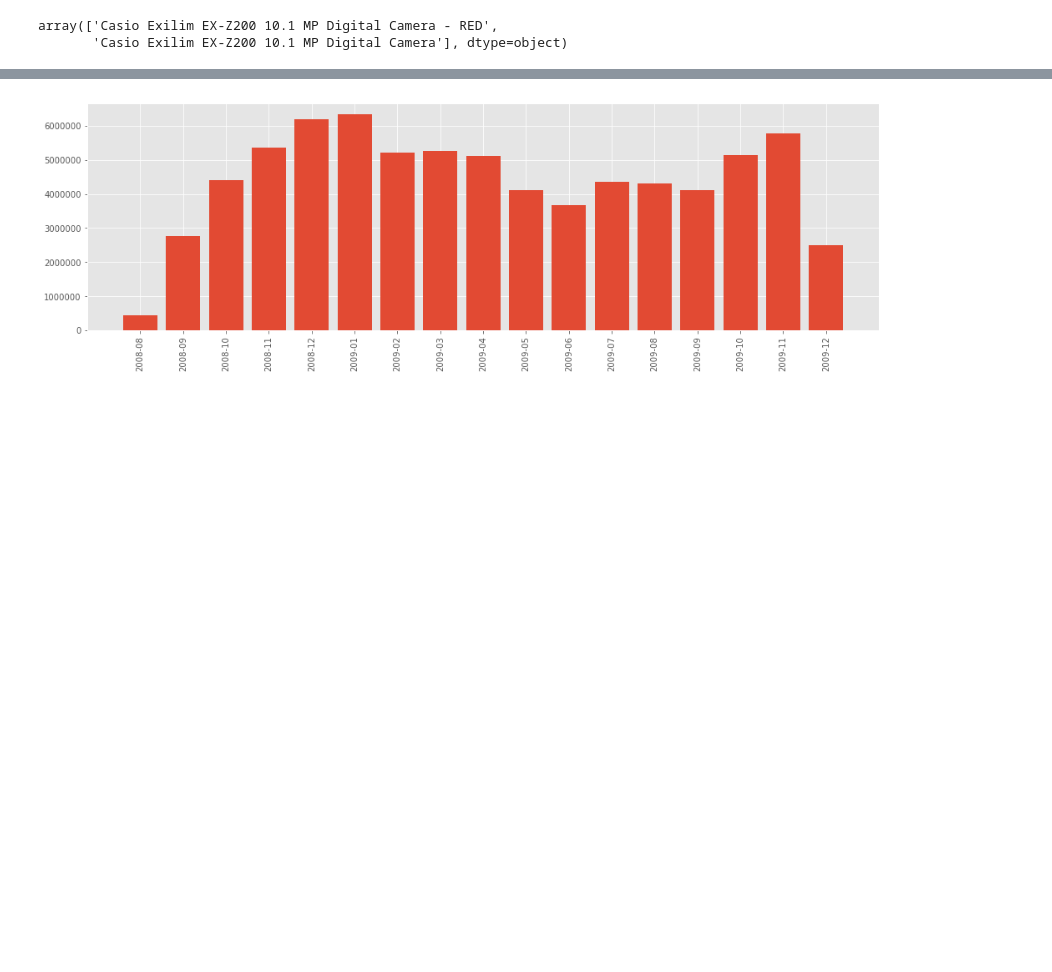
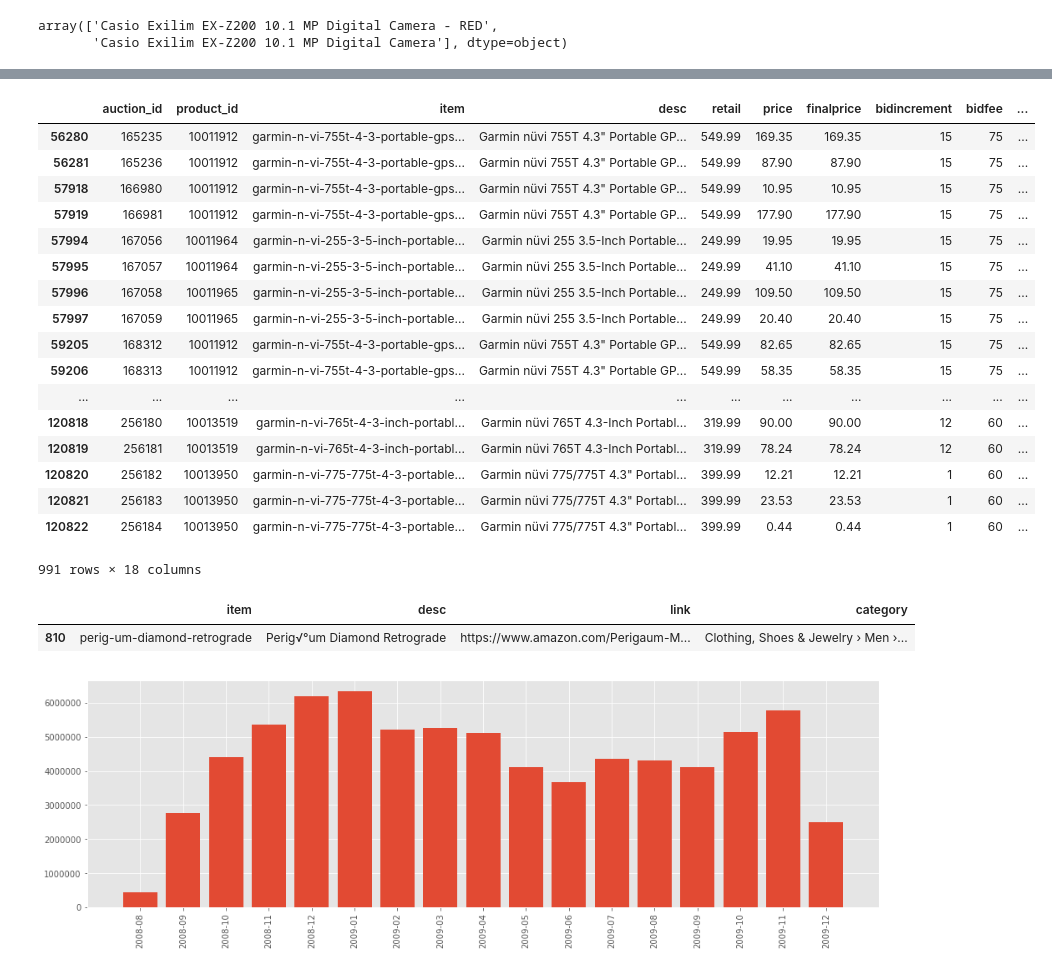
Before and after one commit to sergio-valmorisco-sierra/tfm_data_science_sergio_valmorisco_sierra, a Jupyter notebook: Estadisticas.ipynb, the cells around one changed output, grey strips where cells are left out. Drawn from its saved outputs; the diff is of its cells as text; code cells hidden in the pictures; blank space fills up the shorter version.

```diff
--- a/Estadisticas.ipynb
+++ b/Estadisticas.ipynb
@@ -37,7 +74,5 @@ flg_beginnerauction      int64
 flg_fixedprice           int64
 flg_endprice             int64
 dtype: object
-# %%
-pd.options.display.max_rows= 20
 # %%
 outcomesDf['endtime_str'] = pd.to_datetime(outcomesDf['endtime_str'])
@@ -110,0 +354,3 @@ array(['Casio Exilim EX-Z200 10.1 MP Digital Camera - RED',
+# %%
+productCategoriesDf = pd.read_excel('./product_categories.xlsx')
+productCategoriesDf.head()
@@ -110,0 +364,3 @@ array(['Casio Exilim EX-Z200 10.1 MP Digital Camera - RED',
+# %%
+outcomesDfWithCategory = outcomesDf.merge(productCategoriesDf[['desc','category']],how='left')
+outcomesDfWithCategory.head()
@@ -110,0 +374,26 @@ array(['Casio Exilim EX-Z200 10.1 MP Digital Camera - RED',
+# %%
+outcomesDfWithCategory[outcomesDfWithCategory.isnull().any(1)]
+# %% [output]
+|  | auction_id | product_id | item | desc | retail | price | finalprice | bidincrement | bidfee | ... |
+| 56280 | 165235 | 10011912 | garmin-n-vi-755t-4-3-portable-gps... | Garmin nüvi 755T 4.3" Portable GP... | 549.99 | 169.35 | 169.35 | 15 | 75 | ... |
+| 56281 | 165236 | 10011912 | garmin-n-vi-755t-4-3-portable-gps... | Garmin nüvi 755T 4.3" Portable GP... | 549.99 | 87.90 | 87.90 | 15 | 75 | ... |
+| 57918 | 166980 | 10011912 | garmin-n-vi-755t-4-3-portable-gps... | Garmin nüvi 755T 4.3" Portable GP... | 549.99 | 10.95 | 10.95 | 15 | 75 | ... |
+| 57919 | 166981 | 10011912 | garmin-n-vi-755t-4-3-portable-gps... | Garmin nüvi 755T 4.3" Portable GP... | 549.99 | 177.90 | 177.90 | 15 | 75 | ... |
+| 57994 | 167056 | 10011964 | garmin-n-vi-255-3-5-inch-portable... | Garmin nüvi 255 3.5-Inch Portable... | 249.99 | 19.95 | 19.95 | 15 | 75 | ... |
+| 57995 | 167057 | 10011964 | garmin-n-vi-255-3-5-inch-portable... | Garmin nüvi 255 3.5-Inch Portable... | 249.99 | 41.10 | 41.10 | 15 | 75 | ... |
+| 57996 | 167058 | 10011965 | garmin-n-vi-255-3-5-inch-portable... | Garmin nüvi 255 3.5-Inch Portable... | 249.99 | 109.50 | 109.50 | 15 | 75 | ... |
+| 57997 | 167059 | 10011965 | garmin-n-vi-255-3-5-inch-portable... | Garmin nüvi 255 3.5-Inch Portable... | 249.99 | 20.40 | 20.40 | 15 | 75 | ... |
+| 59205 | 168312 | 10011912 | garmin-n-vi-755t-4-3-portable-gps... | Garmin nüvi 755T 4.3" Portable GP... | 549.99 | 82.65 | 82.65 | 15 | 75 | ... |
+| 59206 | 168313 | 10011912 | garmin-n-vi-755t-4-3-portable-gps... | Garmin nüvi 755T 4.3" Portable GP... | 549.99 | 58.35 | 58.35 | 15 | 75 | ... |
+| ... | ... | ... | ... | ... | ... | ... | ... | ... | ... | ... |
+| 120818 | 256180 | 10013519 | garmin-n-vi-765t-4-3-inch-portabl... | Garmin nüvi 765T 4.3-Inch Portabl... | 319.99 | 90.00 | 90.00 | 12 | 60 | ... |
+| 120819 | 256181 | 10013519 | garmin-n-vi-765t-4-3-inch-portabl... | Garmin nüvi 765T 4.3-Inch Portabl... | 319.99 | 78.24 | 78.24 | 12 | 60 | ... |
+| 120820 | 256182 | 10013950 | garmin-n-vi-775-775t-4-3-portable... | Garmin nüvi 775/775T 4.3" Portabl... | 399.99 | 12.21 | 12.21 | 1 | 60 | ... |
+| 120821 | 256183 | 10013950 | garmin-n-vi-775-775t-4-3-portable... | Garmin nüvi 775/775T 4.3" Portabl... | 399.99 | 23.53 | 23.53 | 1 | 60 | ... |
+| 120822 | 256184 | 10013950 | garmin-n-vi-775-775t-4-3-portable... | Garmin nüvi 775/775T 4.3" Portabl... | 399.99 | 0.44 | 0.44 | 1 | 60 | ... |
+991 rows × 18 columns
+# %%
+productCategoriesDf[productCategoriesDf['item'] == 'perig-um-diamond-retrograde']
+# %% [output]
+|  | item | desc | link | category |
+| 810 | perig-um-diamond-retrograde | Perig√°um Diamond Retrograde | https://www.amazon.com/Perigaum-M... | Clothing, Shoes & Jewelry › Men ›... |
```
Also changed, not shown: parts of 41 cells of this notebook.
